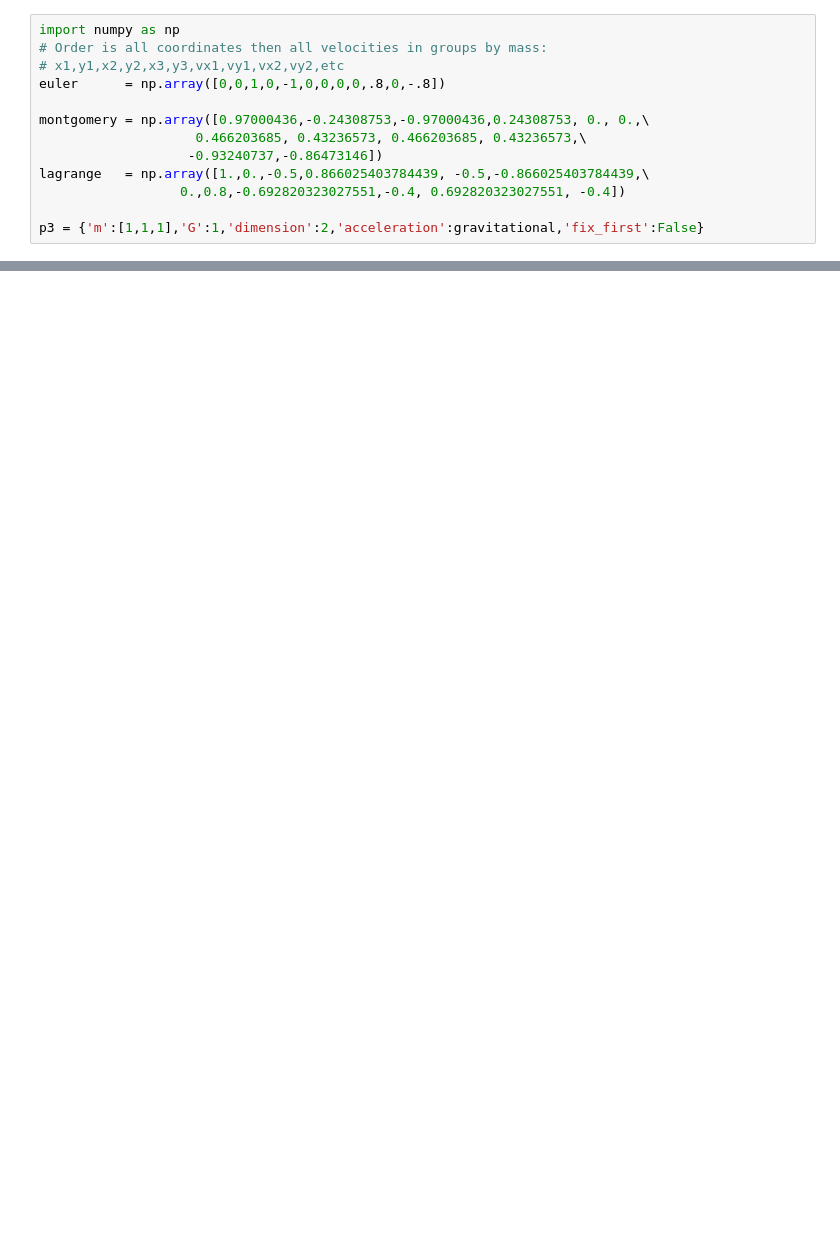
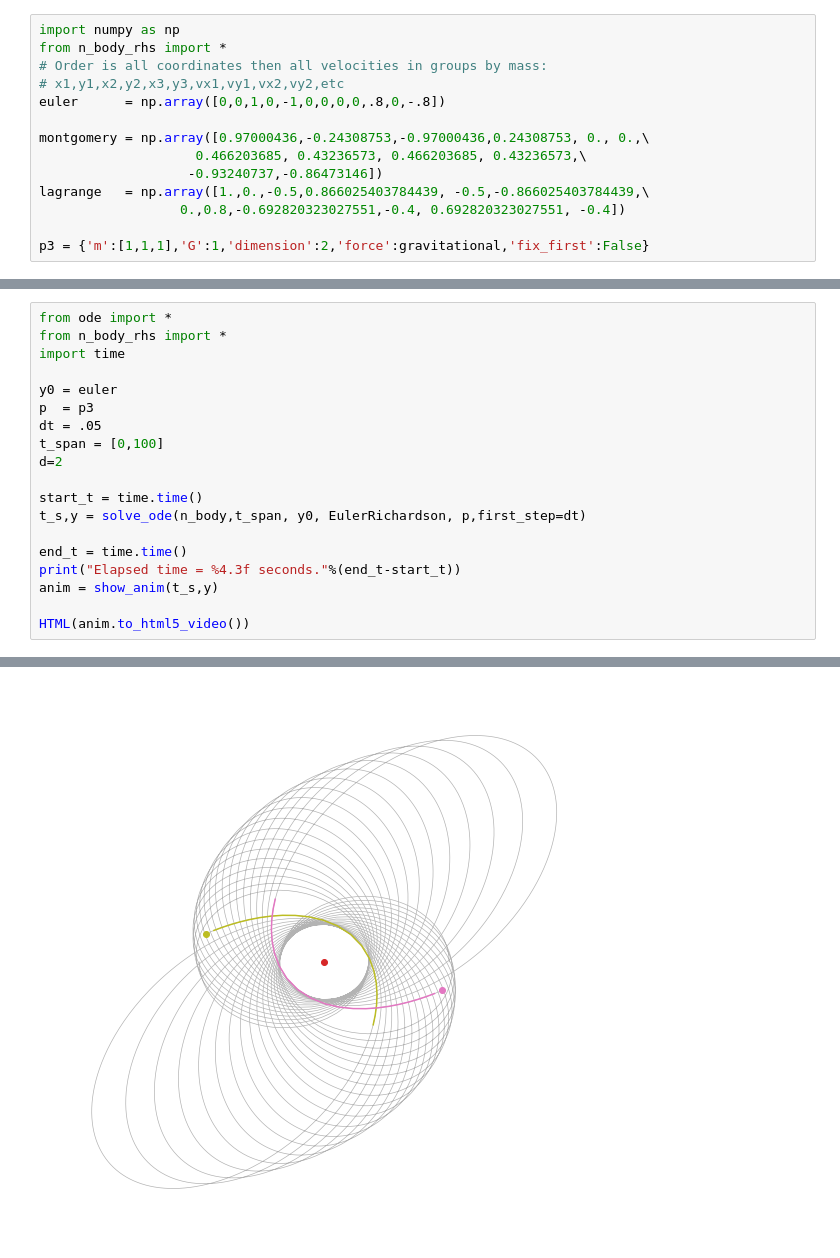
Before and after one commit to amarcozzi/CS577_Simulation_Modeling, a Jupyter notebook: Week_9/ODE Limitations.ipynb, the cells around one changed output, grey strips where cells are left out. Saved outputs shown, nothing was run; the diff lists cells and outputs as text; blank space fills up the shorter version.

Commit message:
n body

```diff
--- a/Week_9/ODE Limitations.ipynb
+++ b/Week_9/ODE Limitations.ipynb
@@ -30,5 +77,6 @@ $$y_{n+1} = y_n + \frac{1}{6} k_1 + \frac{1}{3} k_2 + \frac{1}{3} k_3 + \frac{1}
 # %%
 import numpy as np
+from n_body_rhs import *
 # Order is all coordinates then all velocities in groups by mass:
 # x1,y1,x2,y2,x3,y3,vx1,vy1,vx2,vy2,etc
 euler      = np.array([0,0,1,0,-1,0,0,0,0,.8,0,-.8])
@@ -39,5 +87,5 @@ montgomery = np.array([0.97000436,-0.24308753,-0.97000436,0.24308753, 0., 0.,\
 lagrange   = np.array([1.,0.,-0.5,0.866025403784439, -0.5,-0.866025403784439,\
                   0.,0.8,-0.692820323027551,-0.4, 0.692820323027551, -0.4])
 
-p3 = {'m':[1,1,1],'G':1,'dimension':2,'acceleration':gravitational,'fix_first':False}
+p3 = {'m':[1,1,1],'G':1,'dimension':2,'force':gravitational,'fix_first':False}
 # %%
@@ -130,0 +147,20 @@ HTML(anim.to_html5_video())
+# %%
+from ode import *
+from n_body_rhs import *
+import time
+
+y0 = euler
+p  = p3
+dt = .05
+t_span = [0,100]
+d=2
+
+start_t = time.time()
+t_s,y = solve_ode(n_body,t_span, y0, EulerRichardson, p,first_step=dt)
+
+end_t = time.time()
+print("Elapsed time = %4.3f seconds."%(end_t-start_t))
+anim = show_anim(t_s,y)
+
+HTML(anim.to_html5_video())
+# %% [output]
@@ -130,0 +170 @@ HTML(anim.to_html5_video())
+[figure, added]
```
Also changed, not shown: parts of 7 cells of this notebook, 4 other files.
